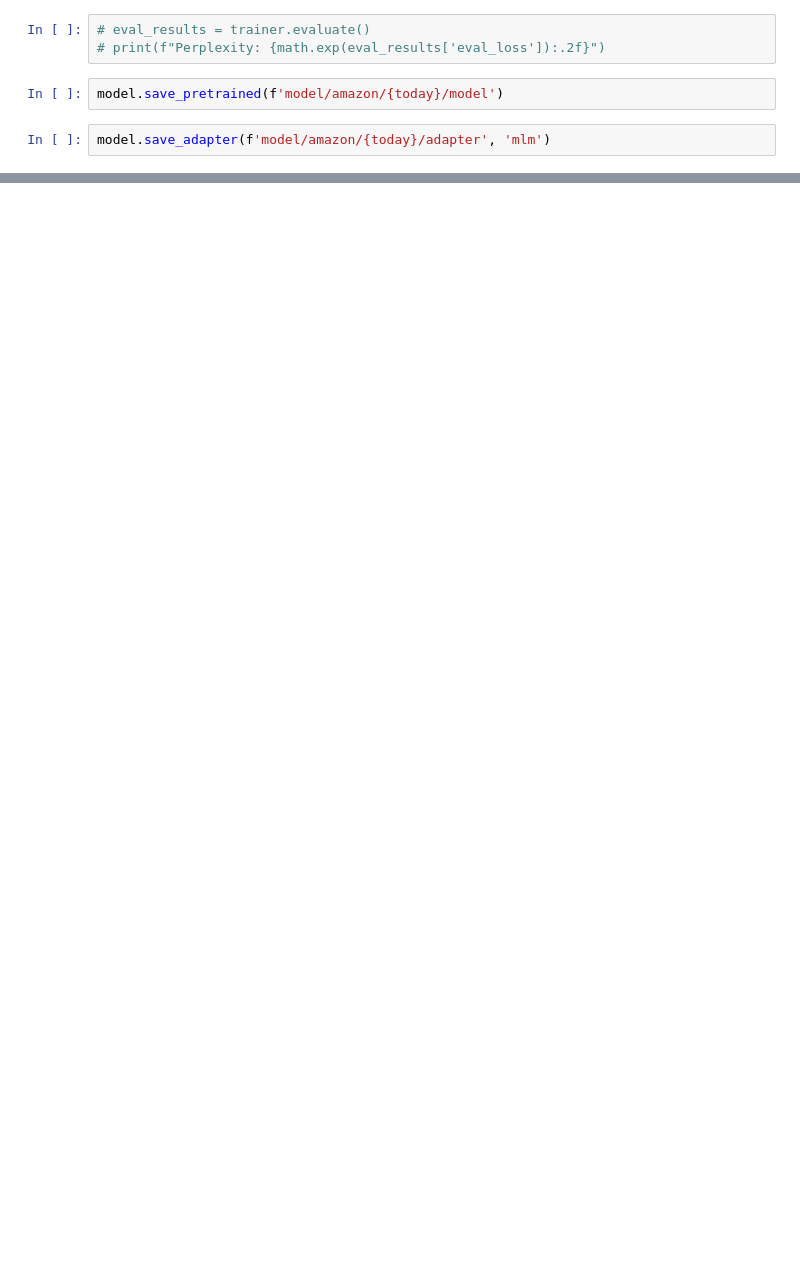
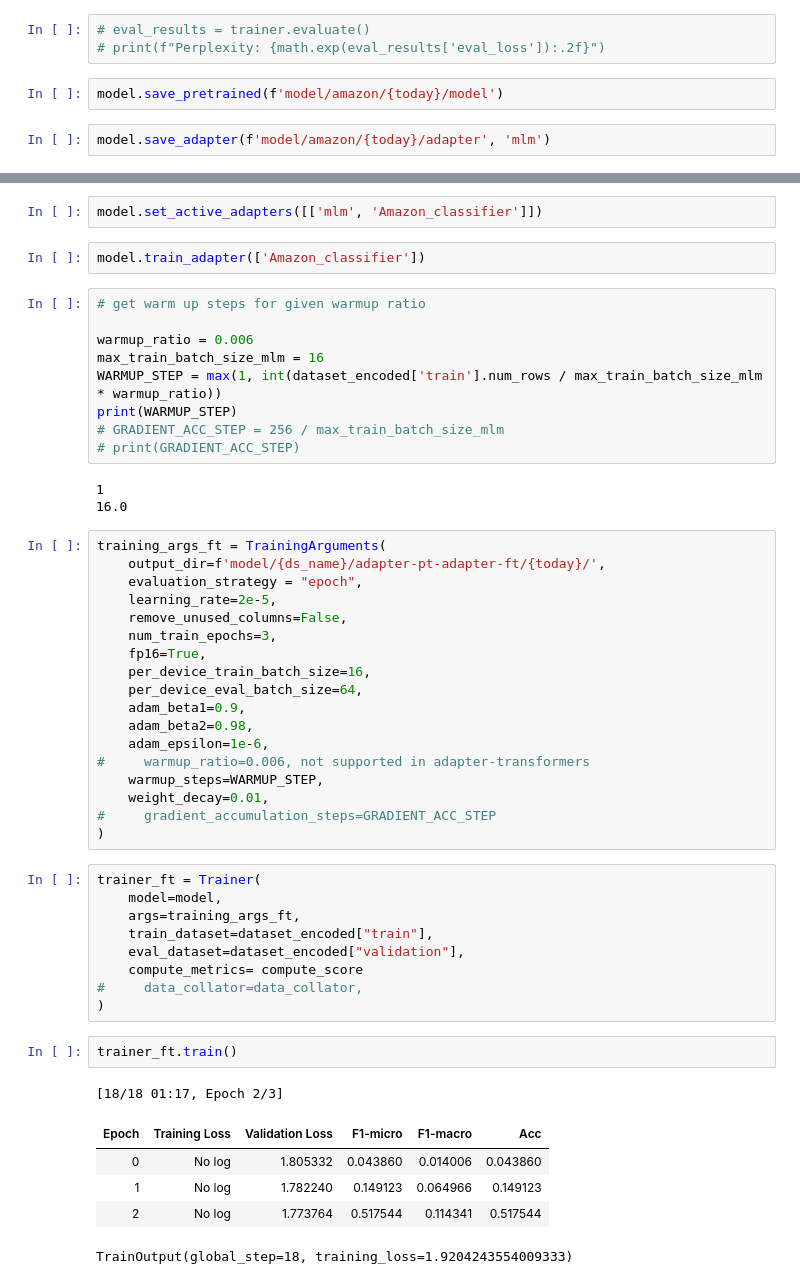
Before and after one commit to jonathanc42/DL_project, a Jupyter notebook: Roberta_mlm_amazon_100_epoch.ipynb, the cells around one changed output, grey strips where cells are left out. Cells and saved outputs as stored; diff of their text form; blank space fills up the shorter version.

```diff
--- a/Roberta_mlm_amazon_100_epoch.ipynb
+++ b/Roberta_mlm_amazon_100_epoch.ipynb
@@ -186,0 +418,52 @@ model.save_adapter(f'model/amazon/{today}/adapter', 'mlm')
+# %%
+model.set_active_adapters([['mlm', 'Amazon_classifier']])
+# %%
+model.train_adapter(['Amazon_classifier'])
+# %%
+# get warm up steps for given warmup ratio
+
+warmup_ratio = 0.006
+max_train_batch_size_mlm = 16
+WARMUP_STEP = max(1, int(dataset_encoded['train'].num_rows / max_train_batch_size_mlm * warmup_ratio))
+print(WARMUP_STEP)
+# GRADIENT_ACC_STEP = 256 / max_train_batch_size_mlm
+# print(GRADIENT_ACC_STEP)
+# %% [output]
+1
+16.0
+# %%
+training_args_ft = TrainingArguments(
+    output_dir=f'model/{ds_name}/adapter-pt-adapter-ft/{today}/',
+    evaluation_strategy = "epoch",
+    learning_rate=2e-5,
+    remove_unused_columns=False,
+    num_train_epochs=3,
+    fp16=True,
+    per_device_train_batch_size=16,
+    per_device_eval_batch_size=64,
+    adam_beta1=0.9,
+    adam_beta2=0.98,
+    adam_epsilon=1e-6,
+#     warmup_ratio=0.006, not supported in adapter-transformers
+    warmup_steps=WARMUP_STEP,
+    weight_decay=0.01,
+#     gradient_accumulation_steps=GRADIENT_ACC_STEP
+)
+# %%
+trainer_ft = Trainer(
+    model=model,
+    args=training_args_ft,
+    train_dataset=dataset_encoded["train"],
+    eval_dataset=dataset_encoded["validation"],
+    compute_metrics= compute_score
+#     data_collator=data_collator,
+)
+# %%
+trainer_ft.train()
+# %% [output]
+[18/18 01:17, Epoch 2/3]
+| Epoch | Training Loss | Validation Loss | F1-micro | F1-macro | Acc |
+| 0 | No log | 1.805332 | 0.043860 | 0.014006 | 0.043860 |
+| 1 | No log | 1.782240 | 0.149123 | 0.064966 | 0.149123 |
+| 2 | No log | 1.773764 | 0.517544 | 0.114341 | 0.517544 |
+TrainOutput(global_step=18, training_loss=1.9204243554009333)
```
Also changed, not shown: parts of 40 cells of this notebook.
